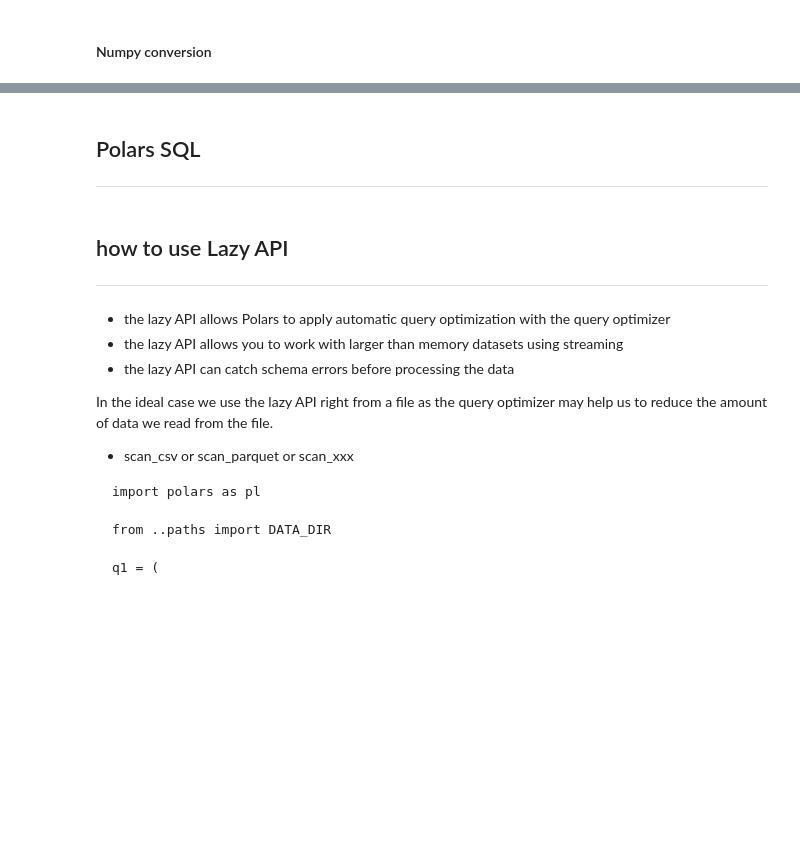
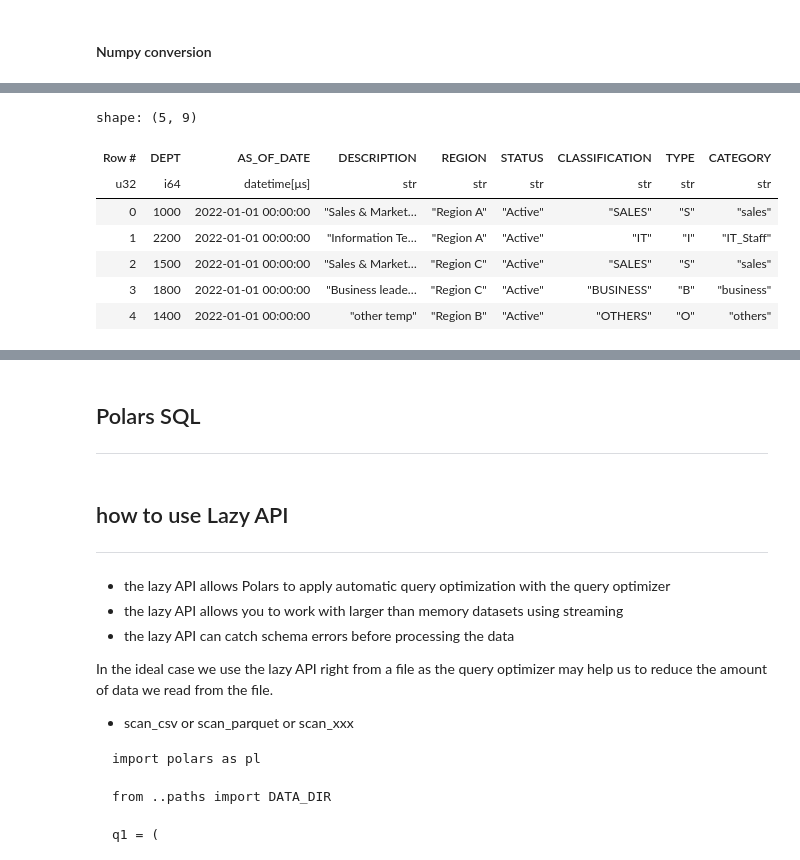
Before and after one commit to AmitXShukla/RPA, a Jupyter notebook: notebooks/Python - Polars dataframe complete user guide.ipynb, the cells around one changed output, grey strips where cells are left out. Drawn from its saved outputs; the diff is of its cells as text; code cells hidden in the pictures; blank space fills up the shorter version.

```diff
--- a/notebooks/Python - Polars dataframe complete user guide.ipynb
+++ b/notebooks/Python - Polars dataframe complete user guide.ipynb
@@ -1839,0 +2795,28 @@ shape: (15, 3)
+# %%
+##########################
+## DEPARTMENT DataFrame ##
+##########################
+import random
+from datetime import datetime
+
+dept = pl.DataFrame({
+    "DEPT":  list(range(1000, 2500, 100)),
+    "AS_OF_DATE" : datetime(2022, 1, 1),
+    "DESCRIPTION" : ["Sales & Marketing","Human Resource",
+                     "Information Technology","Business leaders","other temp"] * 3,
+    "REGION": ["Region A","Region B","Region C"] * 5,
+    "STATUS" : "Active",
+    "CLASSIFICATION" : ["SALES","HR", "IT","BUSINESS","OTHERS"] * 3,
+    "TYPE" : ["S","H","I","B","O"] * 3,
+    "CATEGORY" : ["sales","human_resource","IT_Staff","business","others"] * 3,
+})
+dept.sample(5).with_row_count("Row #")
+# %% [output]
+shape: (5, 9)
+| Row # | DEPT | AS_OF_DATE | DESCRIPTION | REGION | STATUS | CLASSIFICATION | TYPE | CATEGORY |
+| u32 | i64 | datetime[μs] | str | str | str | str | str | str |
+| 0 | 1000 | 2022-01-01 00:00:00 | "Sales & Market… | "Region A" | "Active" | "SALES" | "S" | "sales" |
+| 1 | 2200 | 2022-01-01 00:00:00 | "Information Te… | "Region A" | "Active" | "IT" | "I" | "IT_Staff" |
+| 2 | 1500 | 2022-01-01 00:00:00 | "Sales & Market… | "Region C" | "Active" | "SALES" | "S" | "sales" |
+| 3 | 1800 | 2022-01-01 00:00:00 | "Business leade… | "Region C" | "Active" | "BUSINESS" | "B" | "business" |
+| 4 | 1400 | 2022-01-01 00:00:00 | "other temp" | "Region B" | "Active" | "OTHERS" | "O" | "others" |
```
Also changed, not shown: parts of 102 cells of this notebook, 7 other files.
